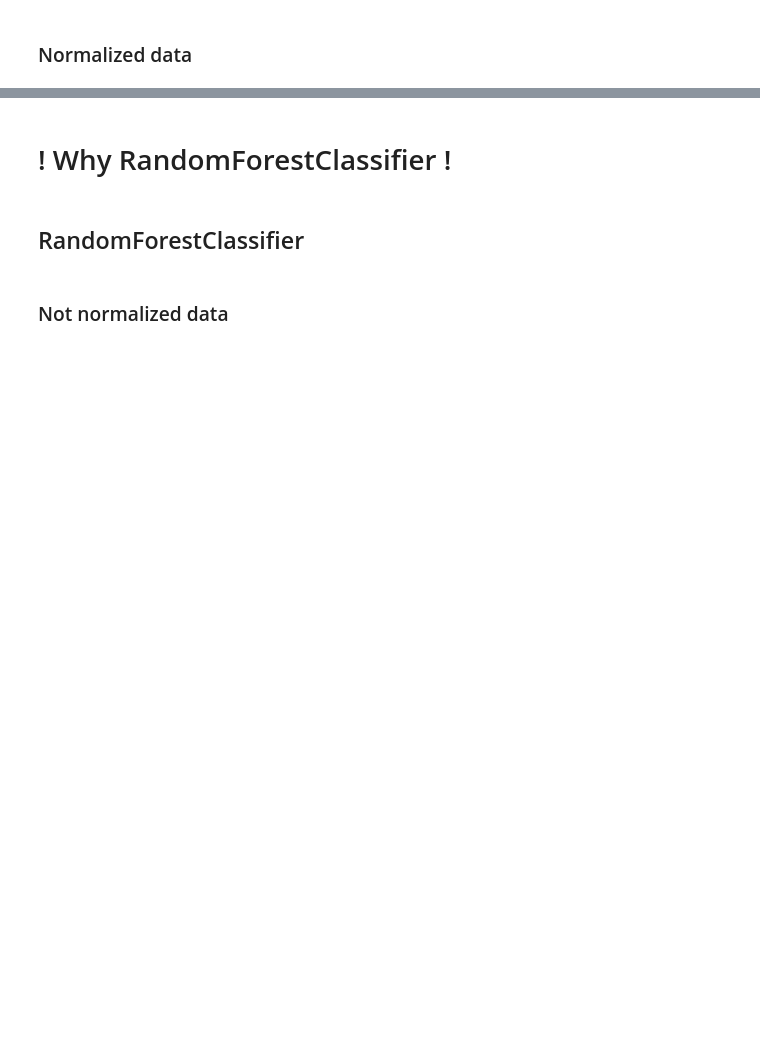
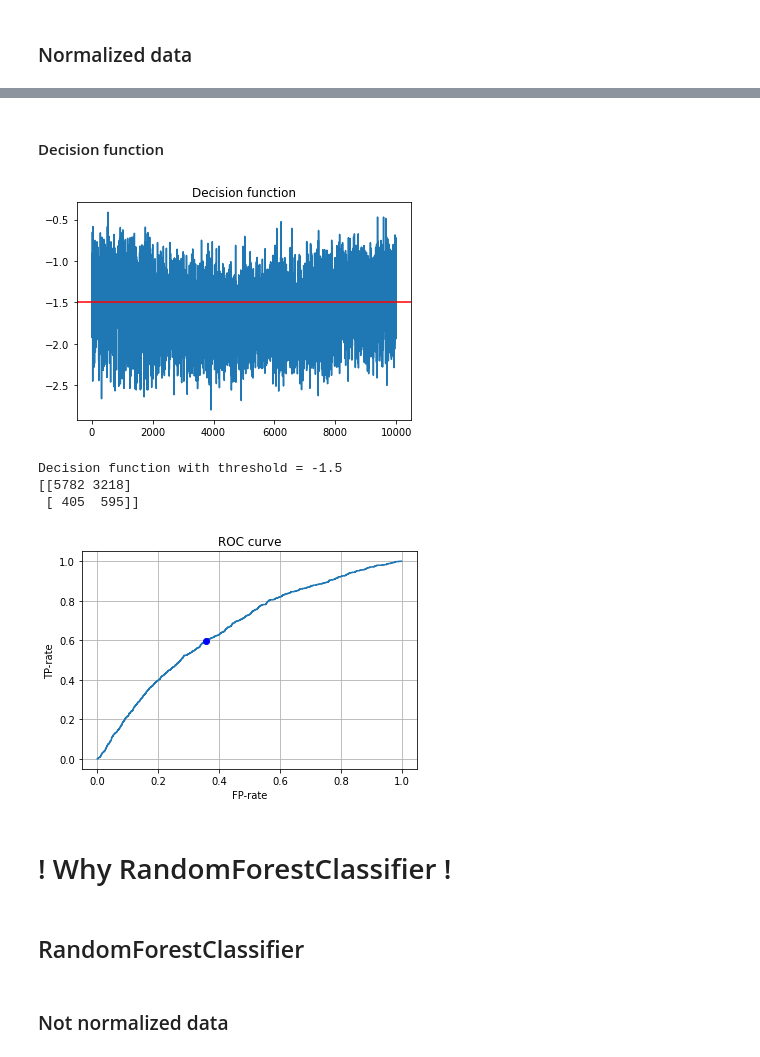
Before and after one commit to Krfld/ISEL-AAA, a Jupyter notebook: T1/A45881A45890_T1.ipynb, the cells around one changed output, grey strips where cells are left out. Saved outputs shown, nothing was run; the diff lists cells and outputs as text; code cells hidden in the pictures; blank space fills up the shorter version.

```diff
--- a/T1/A45881A45890_T1.ipynb
+++ b/T1/A45881A45890_T1.ipynb
@@ -183,3 +232,35 @@ Number of errors: 1000
+# %% [markdown]
+#### Decision function
+# %%
+th = -1.5
+
+y2d = sgd.decision_function(X2)
+plt.figure()
+plt.plot(y2d)
+plt.axhline(th, color='r')
+plt.title("Decision function")
+plt.show()
+
+print(f'Decision function with threshold = {th}')
+cm = confusion_matrix(y2b, (y2d >= th)*1)
+print(cm)
+
+fp, tp, t = roc_curve(y2b, y2d)
+plt.figure()
+plt.plot(fp, tp)
+plt.plot(cm[0][1] / (cm[0][0] + cm[0][1]), cm[1]
+         [1] / (cm[1][0] + cm[1][1]), 'ob')
+plt.title('ROC curve')
+plt.xlabel("FP-rate")
+plt.ylabel("TP-rate")
+plt.grid(True)
+plt.show()
+# %% [output]
+[figure, added]
+Decision function with threshold = -1.5
+[[5782 3218]
+ [ 405  595]]
+[figure, added]
 # %% [markdown]
 # ! Why RandomForestClassifier !
 # %% [markdown]
```
Also changed, not shown: parts of 13 cells of this notebook.
